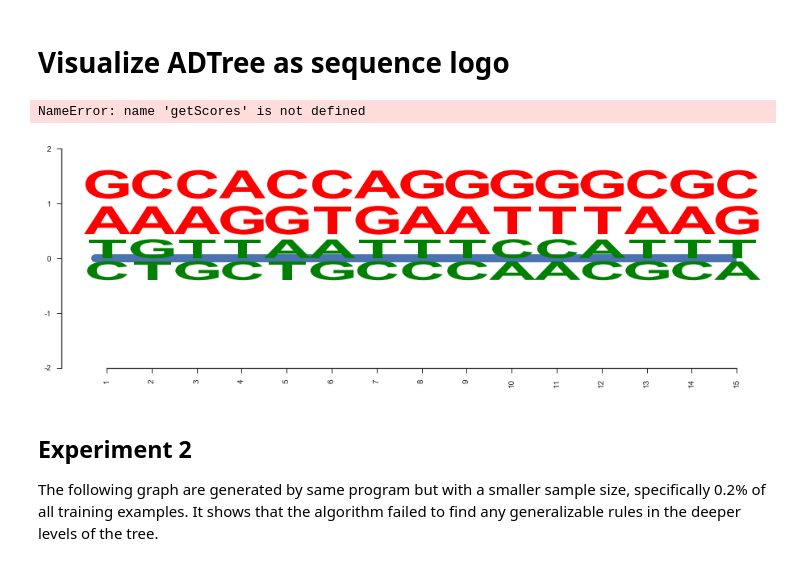
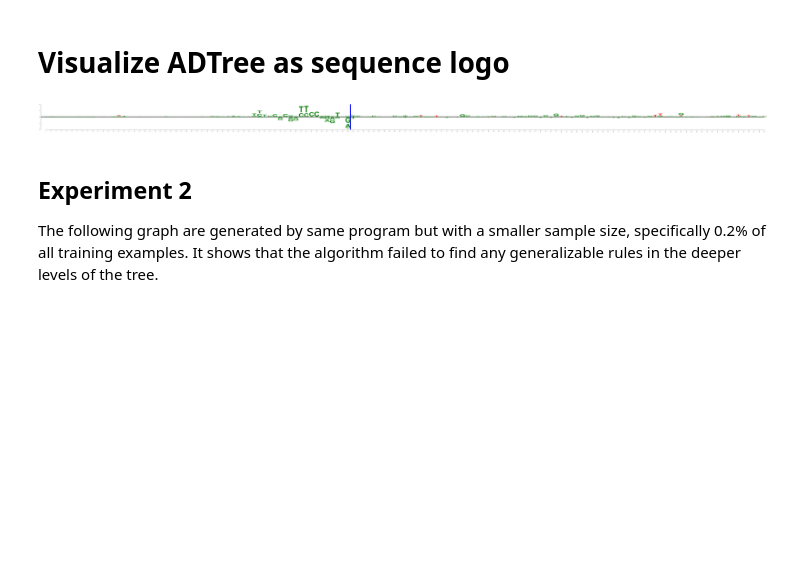
Before and after one commit to arapat/sparkboost, a Jupyter notebook: splice-site.ipynb, the cells around one changed output. Drawn from its saved outputs; the diff is of its cells as text; code cells hidden in the pictures; blank space fills up the shorter version.

Commit message:
updates seq-logo

```diff
--- a/splice-site.ipynb
+++ b/splice-site.ipynb
@@ -46,5 +46,3 @@ plot(data)
 # %%
 filepath = "/home/arapat/workspace/research/boosting/experiments/splice-site/data/auto/desc/desc-010-L1.txt"
-scores = getScores(filepath, 25, 65)
+scores = getScores(filepath)
-# %% [output]
-NameError: name 'getScores' is not defined
@@ -112,10 +49,12 @@ ALL_SCORES1 = [[('C', 0.02247014831444764),
-# %%
-for t in ALL_SCORES1:
-    for i in range(2, 4):
-        t[i] = (t[i][0], 0.3, "isnot")
-    for i in range(2):
-        t[i] = (t[i][0], 0.2, "is")
-    t[0] = (t[0][0], -0.2, "is")
+# %%
+pscores = []
+for i in range(len(scores[0])):
+    r = []
+    for t in scores[0][i]:
+        r.append((t[0], t[2], t[1]))
+    for t in scores[1][i]:
+        r.append((t[0], -t[2], t[1]))
+    pscores.append(r)
 # %%
 ## Author: Saket Choudhar [saketkc\\gmail]
 ## License: GPL v3
@@ -177,7 +116,8 @@ def draw_logo(all_scores, fontfamily='Arial', size=80):
         max_scores = max(max_scores, sum(map(lambda t: abs(t[1]), scores)))
     scale_fact = 2.0 / max_scores
 
-    ax.axhline(2, lw=10.0, xmin=0.05)
+    ax.axhline(2, lw=10.0, c="gray")
+    ax.axvline(59.5, lw=10.0, c="blue")
 
     # Positive scores
     trans_offset = transforms.offset_copy(
@@ -269,9 +209,9 @@ def draw_logo(all_scores, fontfamily='Arial', size=80):
 
     plt.show()
 # %%
-draw_logo(ALL_SCORES1)
+draw_logo(pscores)
 # %% [output]
-[figure, old version]
+[figure, new version]
 # %% [markdown]
 ## Experiment 2
 
```
Also changed, not shown: parts of 2 cells of this notebook, 1 other file.
